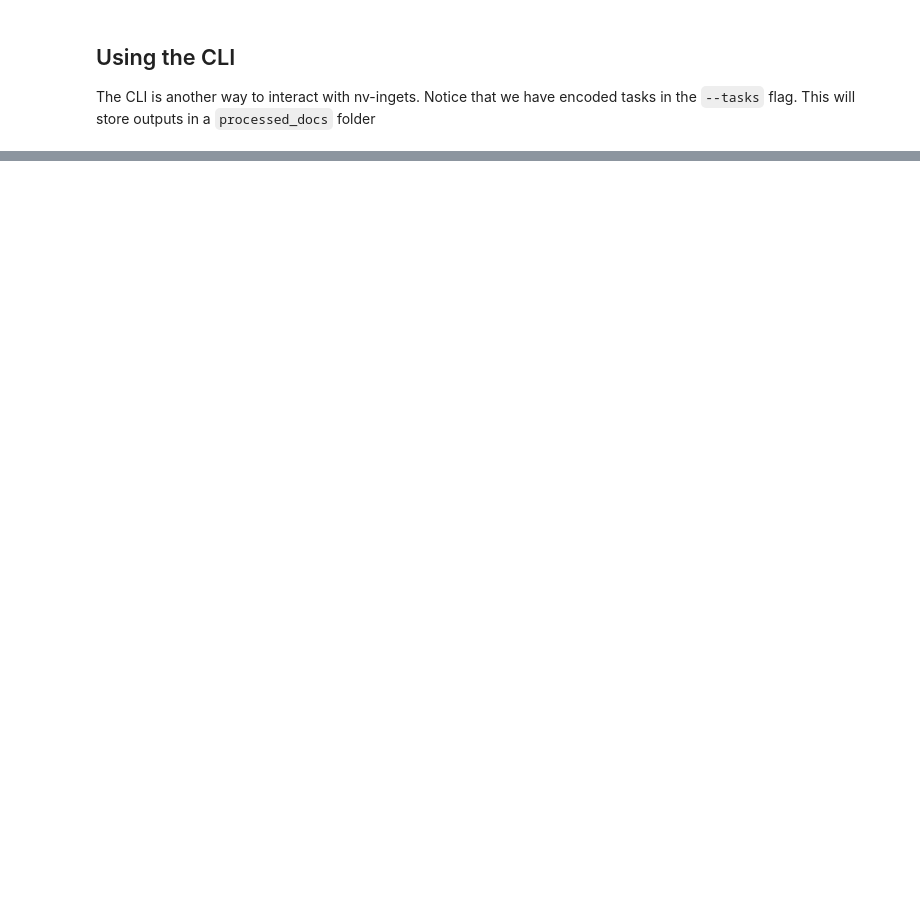
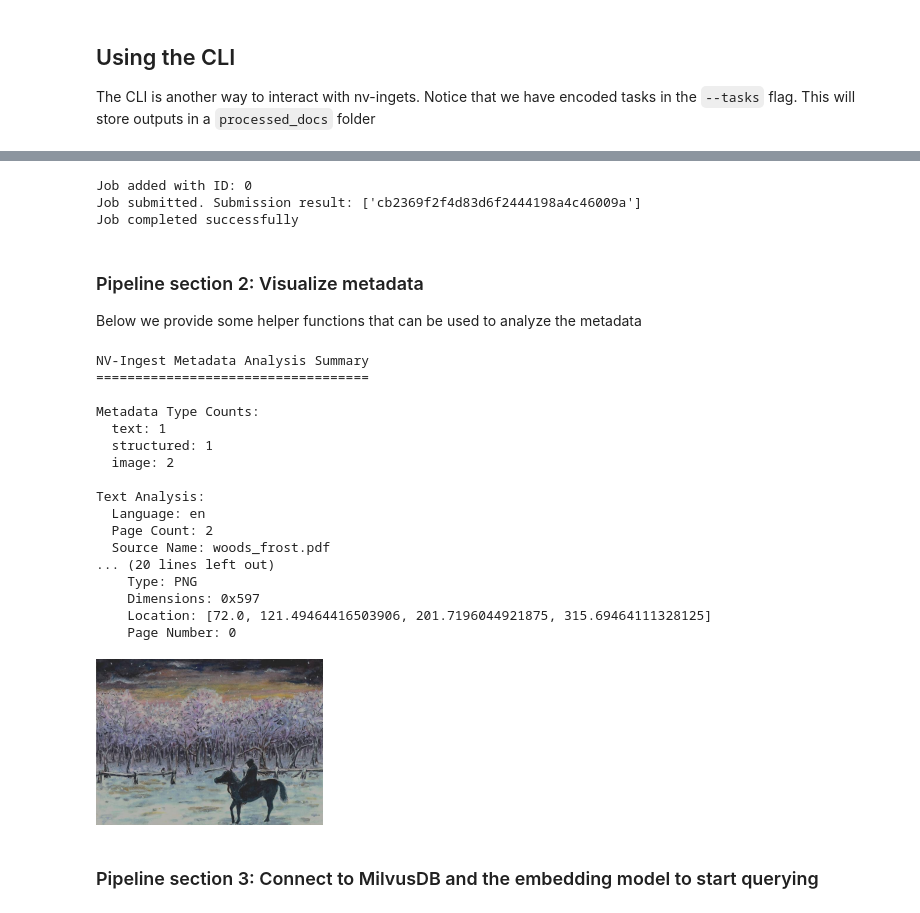
Before and after one commit to brevdev/notebooks, a Jupyter notebook: pdf-blueprint.ipynb, the cells around one changed output, grey strips where cells are left out. Drawn from its saved outputs; the diff is of its cells as text; code cells hidden in the pictures; blank space fills up the shorter version.

```diff
--- a/pdf-blueprint.ipynb
+++ b/pdf-blueprint.ipynb
@@ -378,0 +509,26 @@ Please also checkout our demo using a retrieval pipeline on [build.nvidia.com](h
+# %%
+client = NvIngestClient(
+  message_client_hostname="host.docker.internal", # Host where nv-ingest-ms-runtime is running
+  message_client_port=7670 # REST port, defaults to 7670
+)
+# %%
+job_spec = JobSpec(
+  document_type=file_type,
+  payload=file_content,
+  source_id="woods_frost.pdf",
+  source_name="woods_frost.pdf",
+  extended_options=
+    {
+      "tracing_options":
+      {
+        "trace": False,
+        "ts_send": time.time_ns()
+      }
+    }
+)
+# %%
+# set extractions
+TEXT=True
+IMAGES=True
+TABLES=True
+CHARTS=True
@@ -378,0 +604,16 @@ Please also checkout our demo using a retrieval pipeline on [build.nvidia.com](h
+# %%
+try:
+    generated_metadata = submit_and_fetch_job(client, job_spec, "morpheus_task_queue", timeout=90)
+    print("Job completed successfully")
+except TimeoutError as te:
+    print(f"Job timed out: {str(te)}")
+except Exception as e:
+    print(f"An error occurred during job processing: {str(e)}")
+# %% [output]
+Job added with ID: 0
+Job submitted. Submission result: ['cb2369f2f4d83d6f2444198a4c46009a']
+Job completed successfully
+# %% [markdown]
+### Pipeline section 2: Visualize metadata
+
+Below we provide some helper functions that can be used to analyze the metadata
@@ -378,0 +752,27 @@ Please also checkout our demo using a retrieval pipeline on [build.nvidia.com](h
+# %%
+analysis = comprehensive_metadata_analysis(generated_metadata)
+print_metadata_summary(analysis)
+
+# To display an image:
+display_image(generated_metadata, 0)  # Display the first image
+# %% [output]
+NV-Ingest Metadata Analysis Summary
+===================================
+
+Metadata Type Counts:
+  text: 1
+  structured: 1
+  image: 2
+
+Text Analysis:
+  Language: en
+  Page Count: 2
+  Source Name: woods_frost.pdf
+... (20 lines left out)
+    Type: PNG
+    Dimensions: 0x597
+    Location: [72.0, 121.49464416503906, 201.7196044921875, 315.69464111328125]
+    Page Number: 0
+[figure, added]
+# %% [markdown]
+### Pipeline section 3: Connect to MilvusDB and the embedding model to start querying
```
Also changed, not shown: parts of 27 cells of this notebook.
